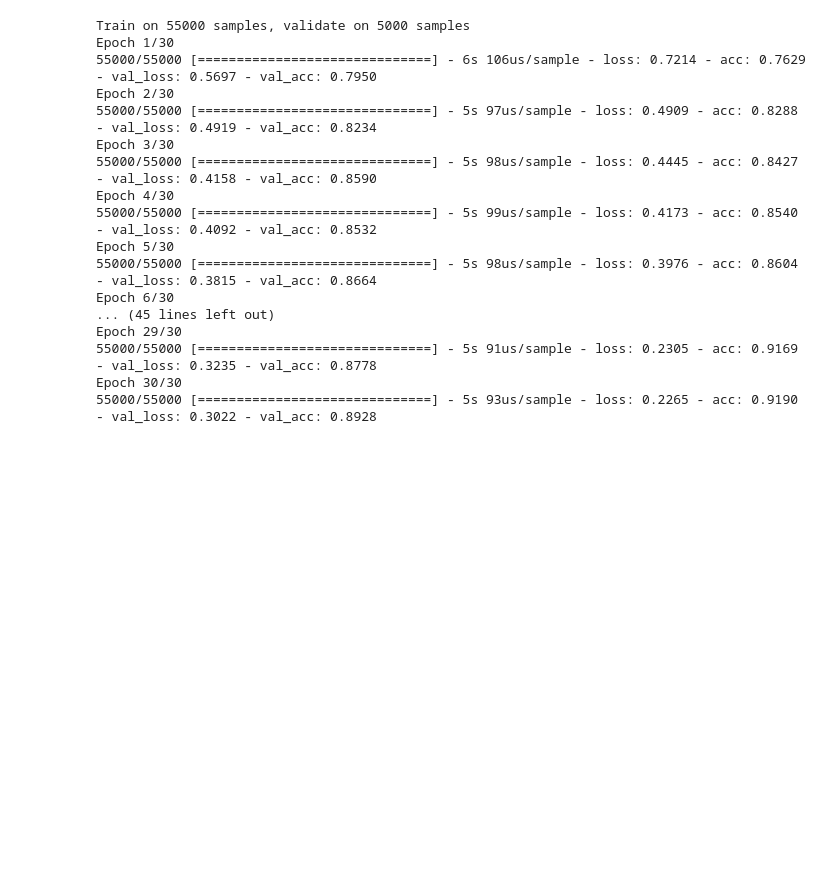
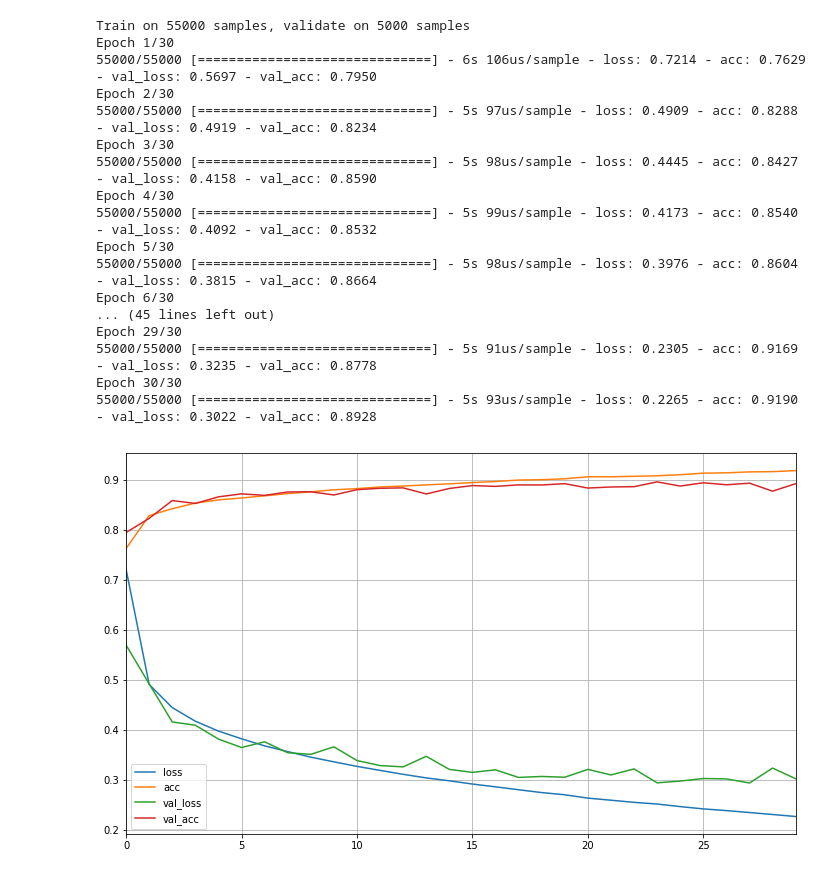
Before and after one commit to nileshvarshney/MachineLearning, a Jupyter notebook: Deep Learning/MNIST_Classification.ipynb, the cells around one changed output. Drawn from its saved outputs; the diff is of its cells as text; code cells hidden in the pictures; blank space fills up the shorter version.

```diff
--- a/Deep Learning/MNIST_Classification.ipynb
+++ b/Deep Learning/MNIST_Classification.ipynb
@@ -142,3 +142,10 @@ Epoch 29/30
 55000/55000 [==============================] - 5s 91us/sample - loss: 0.2305 - acc: 0.9169 - val_loss: 0.3235 - val_acc: 0.8778
 Epoch 30/30
 55000/55000 [==============================] - 5s 93us/sample - loss: 0.2265 - acc: 0.9190 - val_loss: 0.3022 - val_acc: 0.8928
+# %%
+import pandas as pd
+
+pd.DataFrame(history.history).plot(figsize=(12, 7));
+plt.grid(True)
+# %% [output]
+[figure, added]
```
Also changed, not shown: parts of 4 cells of this notebook.
